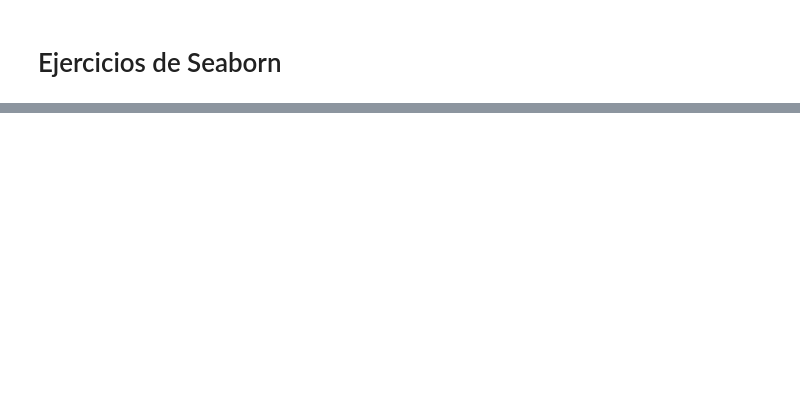
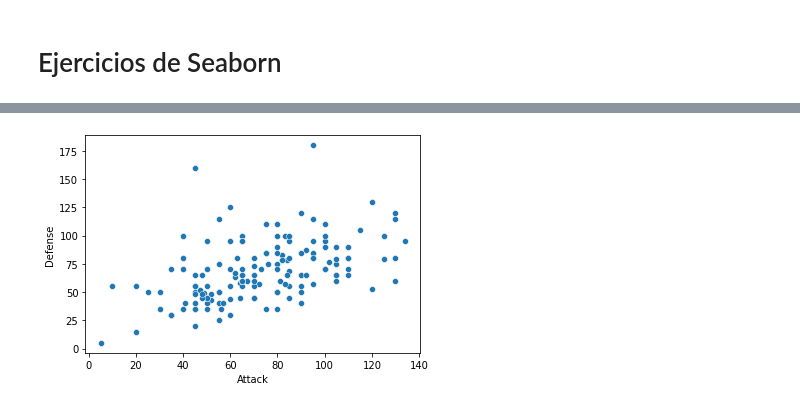
Before and after one commit to MNievas12/2304_dsft_thebridge, a Jupyter notebook: 2-Data_Analysis/4-Visualización/2-Seaborn/Ejercicios/ejercicios_Seaborn.ipynb, the cells around one changed output, grey strips where cells are left out. Saved outputs shown, nothing was run; the diff lists cells and outputs as text; code cells hidden in the pictures; blank space fills up the shorter version.

```diff
--- a/2-Data_Analysis/4-Visualización/2-Seaborn/Ejercicios/ejercicios_Seaborn.ipynb
+++ b/2-Data_Analysis/4-Visualización/2-Seaborn/Ejercicios/ejercicios_Seaborn.ipynb
@@ -17,3 +90,7 @@
+# %%
+sns.scatterplot(x="Attack", y="Defense", data=df);
+# %% [output]
+[figure, added]
 # %%
 # 7. Vamos a decir qué variable (columna del DataFrame) codifica los colores (hue)
 # Que el hue sea el Stage
```
Also changed, not shown: parts of 47 cells of this notebook.
